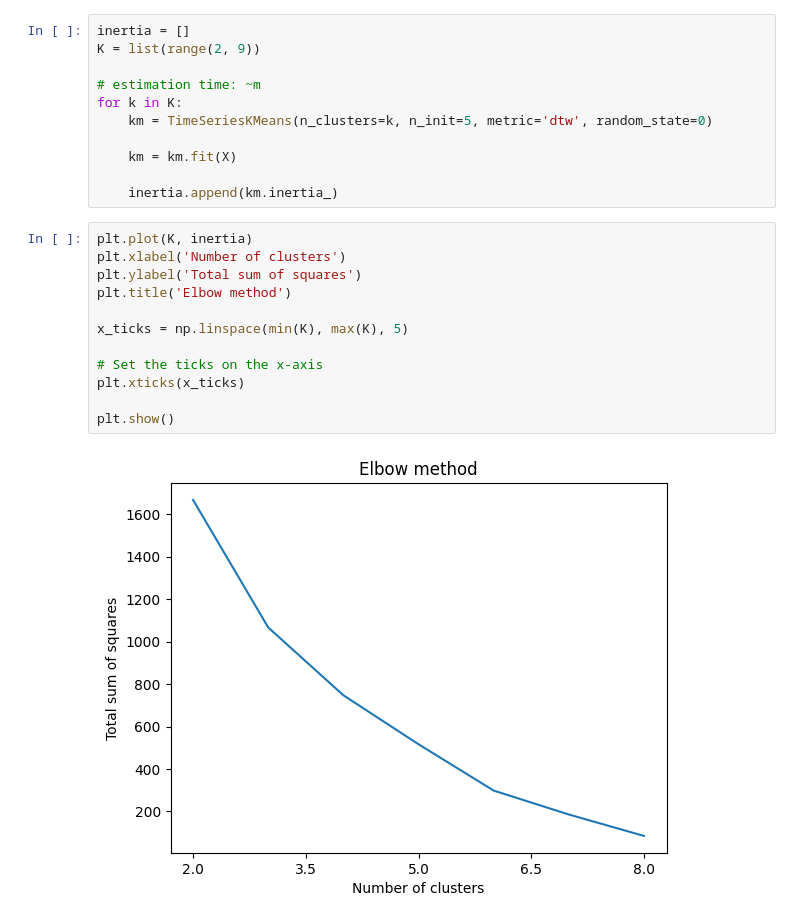
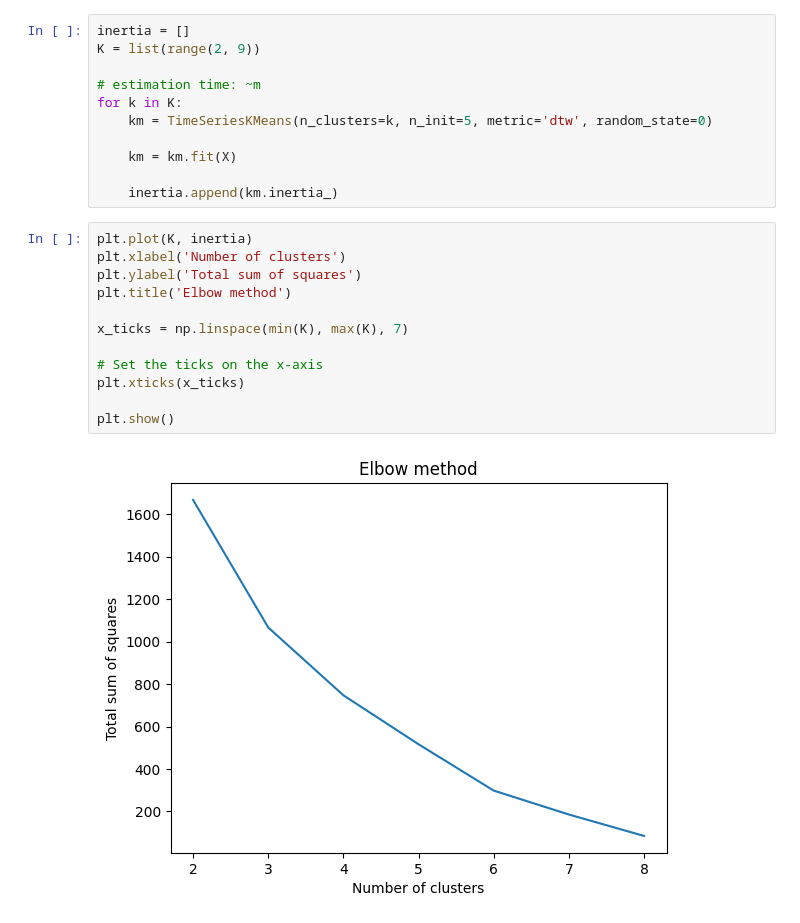
Before and after one commit to AndreFerrero/time-series-clustering, a Jupyter notebook: scripts/tskmeans.ipynb, the cells around one changed output. Cells and saved outputs as stored; diff of their text form.

```diff
--- a/scripts/tskmeans.ipynb
+++ b/scripts/tskmeans.ipynb
@@ -78,14 +78,14 @@ for k in K:
 # %%
 plt.plot(K, inertia)
 plt.xlabel('Number of clusters')
 plt.ylabel('Total sum of squares')
 plt.title('Elbow method')
 
-x_ticks = np.linspace(min(K), max(K), 5)
+x_ticks = np.linspace(min(K), max(K), 7)
 
 # Set the ticks on the x-axis
 plt.xticks(x_ticks)
 
 plt.show()
 # %% [output]
-[figure, old version]
+[figure, new version]
```
Also changed, not shown: 1 other file.
